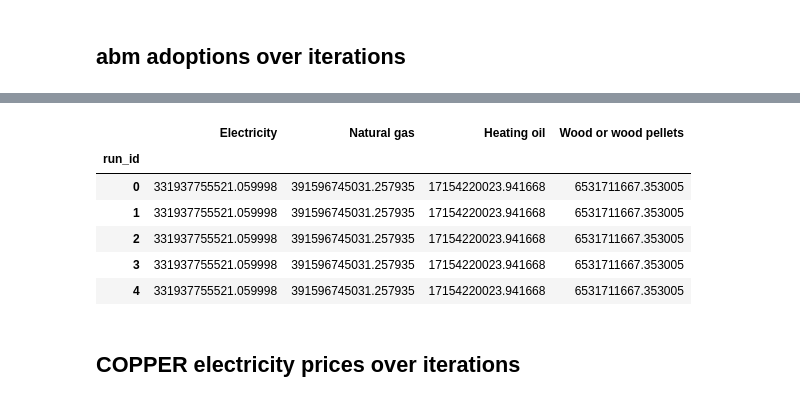
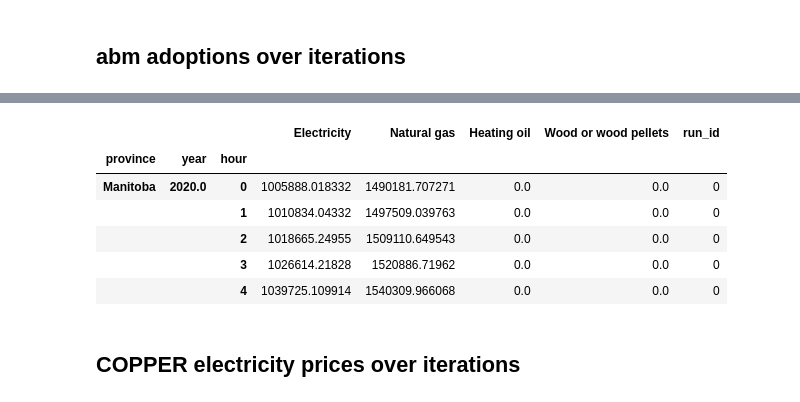
Before and after one commit to david-huck/canadopt, a Jupyter notebook: sandbox.ipynb, the cells around one changed output, grey strips where cells are left out. Cells and saved outputs as stored; diff of their text form; code cells hidden in the pictures.

```diff
--- a/sandbox.ipynb
+++ b/sandbox.ipynb
@@ -167,20 +165,19 @@ sns.relplot(long_tech_shares, x="year", y="value", hue="variable", col="run_id",
 # %%
 import pickle
 carrier_demands = []
 for run_id, result_dir in enumerate(abm_result_dirs):
     df = pickle.load(result_dir.joinpath("mean_carrier_demand.pkl").open("rb"))
     df["run_id"] = run_id
     carrier_demands.append(df)
 
 abm_demands = pd.concat(carrier_demands)
+
+abm_demands.head()
+# %% [output]
+|  |  |  | Electricity | Natural gas | Heating oil | Wood or wood pellets | run_id |
+| province | year | hour |  |  |  |  |  |
+| Manitoba | 2020.0 | 0 | 1005888.018332 | 1490181.707271 | 0.0 | 0.0 | 0 |
+|  |  | 1 | 1010834.04332 | 1497509.039763 | 0.0 | 0.0 | 0 |
+|  |  | 2 | 1018665.24955 | 1509110.649543 | 0.0 | 0.0 | 0 |
+|  |  | 3 | 1026614.21828 | 1520886.71962 | 0.0 | 0.0 | 0 |
+|  |  | 4 | 1039725.109914 | 1540309.966068 | 0.0 | 0.0 | 0 |
-# %%
-abm_demands.groupby("run_id").sum()
-# no effect after first change?
-# %% [output]
-|  | Electricity | Natural gas | Heating oil | Wood or wood pellets |
-| run_id |  |  |  |  |
-| 0 | 331937755521.059998 | 391596745031.257935 | 17154220023.941668 | 6531711667.353005 |
-| 1 | 331937755521.059998 | 391596745031.257935 | 17154220023.941668 | 6531711667.353005 |
-| 2 | 331937755521.059998 | 391596745031.257935 | 17154220023.941668 | 6531711667.353005 |
-| 3 | 331937755521.059998 | 391596745031.257935 | 17154220023.941668 | 6531711667.353005 |
-| 4 | 331937755521.059998 | 391596745031.257935 | 17154220023.941668 | 6531711667.353005 |
```
Also changed, not shown: parts of 7 cells of this notebook, 3 other files.
